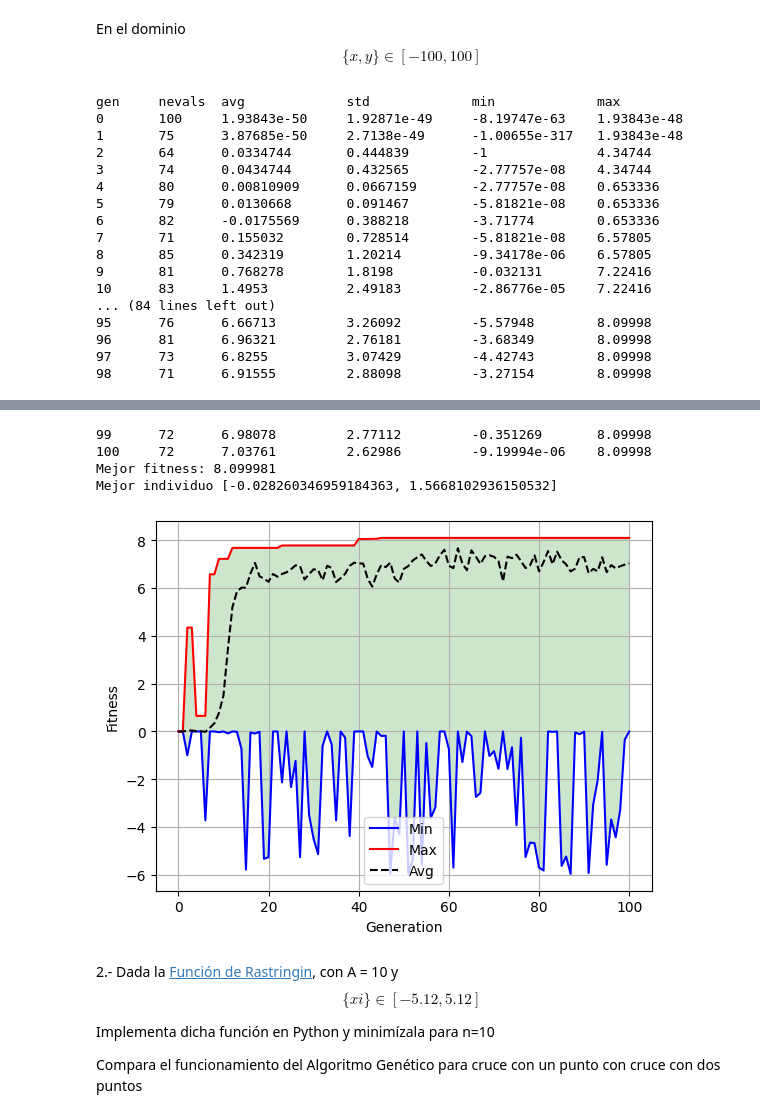
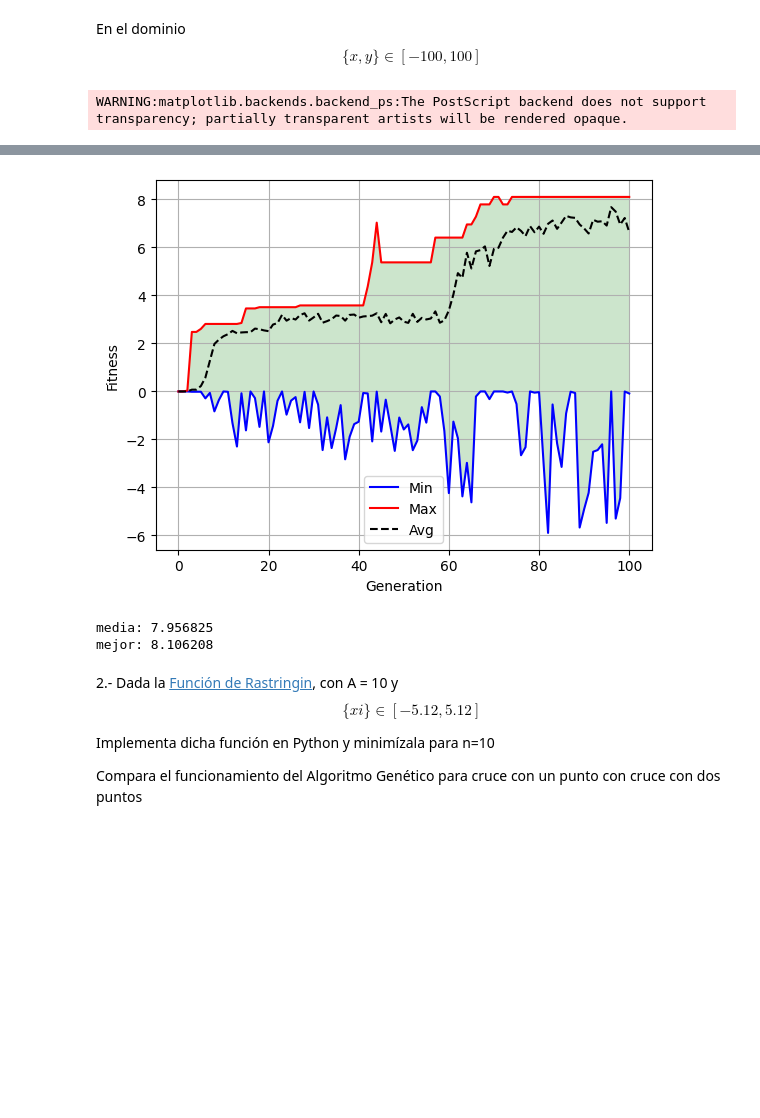
Before and after one commit to mpoyatos/APRENDIZAJE_AUTOMATICO_23_24, a Jupyter notebook: ALGORITMO GENETICO/Problema_Sencillo_AG.ipynb, the cells around one changed output, grey strips where cells are left out. Drawn from its saved outputs; the diff is of its cells as text; code cells hidden in the pictures; blank space fills up the shorter version.

```diff
--- a/ALGORITMO GENETICO/Problema_Sencillo_AG.ipynb
+++ b/ALGORITMO GENETICO/Problema_Sencillo_AG.ipynb
@@ -1071,7 +1071,7 @@ def plot_evolucion(log):
     plt.savefig("Convergencia.eps", dpi = 300)
 
 def main():
-    random.seed(42)
+    # random.seed(42)
     CXPB, MUTPB, NGEN = 0.6, 0.4, 100
     pop = toolbox.population()
     hof = tools.HallOfFame(1)
@@ -1083,7 +1083,7 @@ def main():
     logbook = tools.Logbook()
     pop, logbook = algorithms.eaSimple(pop, toolbox, cxpb=CXPB,
                                        mutpb=MUTPB, ngen=NGEN, stats=stats,
-                                       halloffame=hof, verbose=True)
+                                       halloffame=hof, verbose=False)
     return hof, logbook
 
 
@@ -1092,20 +1092,4 @@ print("Mejor fitness: %f" %best[0].fitness.values)
 print("Mejor individuo %s" %best[0])
 plot_evolucion(log)
 # %% [output]
-gen     nevals  avg             std             min             max
-0       100     1.93843e-50     1.92871e-49     -8.19747e-63    1.93843e-48
-1       75      3.87685e-50     2.7138e-49      -1.00655e-317   1.93843e-48
-2       64      0.0334744       0.444839        -1              4.34744
-3       74      0.0434744       0.432565        -2.77757e-08    4.34744
-4       80      0.00810909      0.0667159       -2.77757e-08    0.653336
-5       79      0.0130668       0.091467        -5.81821e-08    0.653336
-6       82      -0.0175569      0.388218        -3.71774        0.653336
-7       71      0.155032        0.728514        -5.81821e-08    6.57805
-8       85      0.342319        1.20214         -9.34178e-06    6.57805
-9       81      0.768278        1.8198          -0.032131       7.22416
-10      83      1.4953          2.49183         -2.86776e-05    7.22416
-... (84 lines left out)
-95      76      6.66713         3.26092         -5.57948        8.09998
-96      81      6.96321         2.76181         -3.68349        8.09998
-97      73      6.8255          3.07429         -4.42743        8.09998
-98      71      6.91555         2.88098         -3.27154        8.09998
+WARNING:matplotlib.backends.backend_ps:The PostScript backend does not support transparency; partially transparent artists will be rendered opaque.
@@ -1113,8 +1098,25 @@ WARNING:matplotlib.backends.backend_ps:The PostScript backend does not support t
-99      72      6.98078         2.77112         -0.351269       8.09998
-100     72      7.03761         2.62986         -9.19994e-06    8.09998
-Mejor fitness: 8.099981
-Mejor individuo [-0.028260346959184363, 1.5668102936150532]
-[figure, old version]
+[figure, new version]
+# %%
+# Inicializamos la lista de las soluciones. Almacenaremos el fitness
+# del mejor individuo de cada intento del algoritmo genético
+lista_mejores = list()
+
+# Lancamos el algoritmo 100 veces
+for i in range(100):
+    # Fijamos la semilla
+    random.seed(i)
+    best, log = main()
+    lista_mejores.append(best[0].fitness.values)
+
+# Mostramos los resultados. Al terminar el bucle, calculamos
+# la mediay el mejor resultado de todos los intentos
+media = np.mean(lista_mejores)
+mejor_total = max(lista_mejores)
+print("media: %f" %media)
+print("mejor: %f" %mejor_total)
+# %% [output]
+media: 7.956825
+mejor: 8.106208
 # %% [markdown]
 2.- Dada la [Función de Rastringin](https://en.wikipedia.org/wiki/Rastrigin_function#:~:text=In%20mathematical%20optimization%2C%20the%20Rastrigin,has%20been%20generalized%20by%20Rudolph.), con A = 10 y  $$\{xi\} \in [-5.12,5.12]$$
 
```
Also changed, not shown: parts of 3 cells of this notebook.
